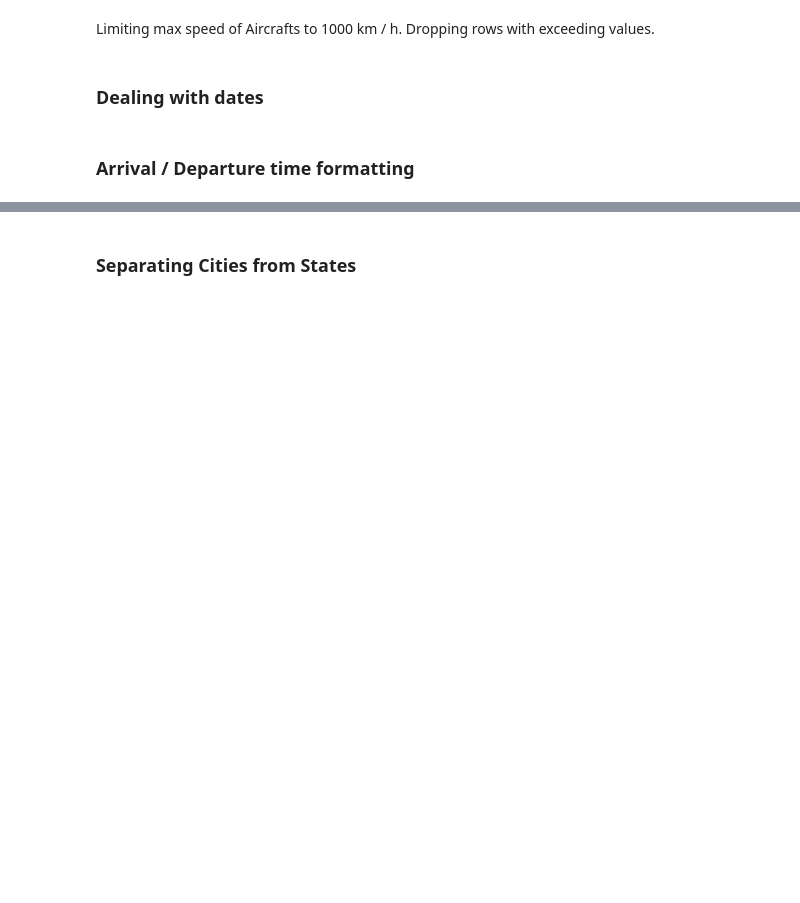
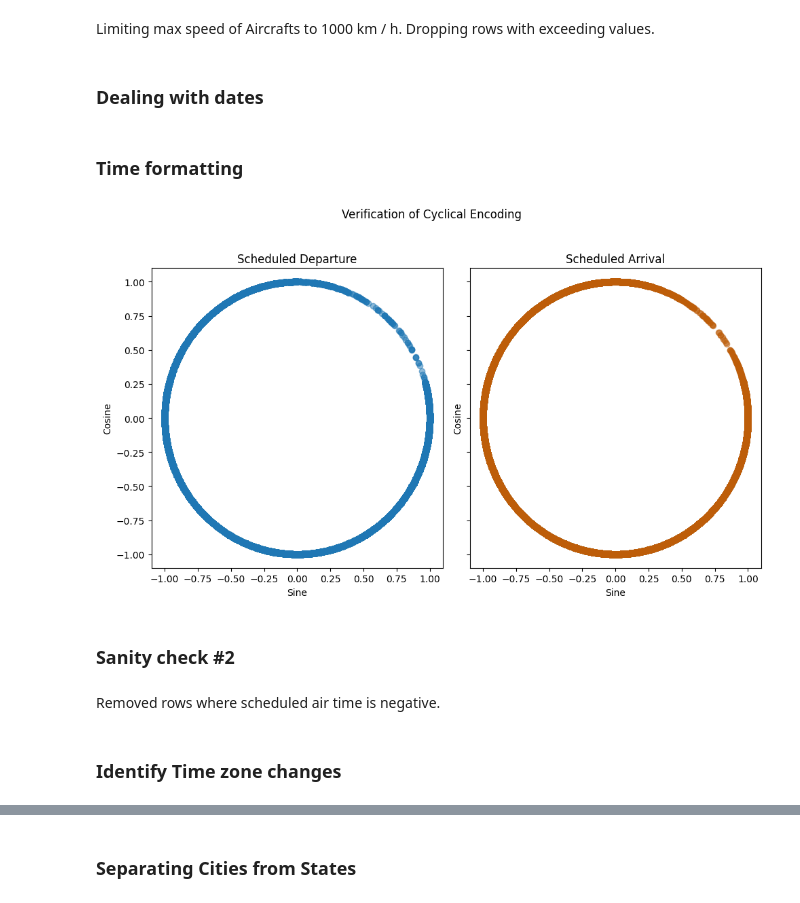
Before and after one commit to RoagieHoagie/FlightDelayImbalancedRegression, a Jupyter notebook: main.ipynb, the cells around one changed output, grey strips where cells are left out. Saved outputs shown, nothing was run; the diff lists cells and outputs as text; code cells hidden in the pictures; blank space fills up the shorter version.

```diff
--- a/main.ipynb
+++ b/main.ipynb
@@ -264,7 +278,51 @@ cal = calendar()
 holidays = cal.holidays(start=df["FlightDate"].min(), end=df["FlightDate"].max())
 df["Holidays"] = df["FlightDate"].isin(holidays)
 
-# Dropping redundant Year, Month and DayofMonth columns
-df.drop(['Year', 'Month', 'DayofMonth'], axis = 1, inplace = True)
+df.drop(['FlightDate'], axis=1, inplace=True)
+# If we know the actual values then what's the point of training?
+df.drop(['DepTime', 'ArrTime'], axis=1, inplace=True)
+# keeping only scheduled times, since they are known before the flight and can be used for prediction
+# %% [markdown]
+### Time formatting
+# %%
+def hhmm_to_minutes(series):
+    series = series.fillna(0).astype(int)
+    hours = series // 100
+    minutes = series % 100
+    return hours * 60 + minutes
+
+df["scheduledDepartureMinutes"] = hhmm_to_minutes(df["CRSDepTime"])
+df["scheduledArrivalMinutes"] = hhmm_to_minutes(df["CRSArrTime"])
+# %%
+df.drop(['CRSDepTime', 'CRSArrTime'], axis=1, inplace=True)
+df.rename(columns={"scheduledDepartureMinutes": "scheduledDepartureTime",
+                   "scheduledArrivalMinutes": "scheduledArrivalTime"}, inplace=True)
+# %%
+df['scheduledDeparture_sin'] = np.sin(2 * np.pi * df['scheduledDepartureTime'] / 1440)
+df['scheduledDeparture_cos'] = np.cos(2 * np.pi * df['scheduledDepartureTime'] / 1440)
+df['scheduledArrival_sin'] = np.sin(2 * np.pi * df['scheduledArrivalTime'] / 1440)
+df['scheduledArrival_cos'] = np.cos(2 * np.pi * df['scheduledArrivalTime'] / 1440)
+# %%
+sample_df = df.sample(100000)
+
+departure_color = '#1f77b4'
+arrival_color = "#bd5d09"
+
+fig, axes = plt.subplots(1, 2, figsize=(10, 6), sharex=True, sharey=True)
+axes[0].scatter(sample_df['scheduledDeparture_sin'], sample_df['scheduledDeparture_cos'], alpha=0.5, color=departure_color)
+axes[0].set_title("Scheduled Departure")
+axes[0].set_xlabel("Sine")
+axes[0].set_ylabel("Cosine")
+
+axes[1].scatter(sample_df['scheduledArrival_sin'], sample_df['scheduledArrival_cos'], alpha=0.5, color=arrival_color)
+axes[1].set_title("Scheduled Arrival")
+axes[1].set_xlabel("Sine")
+axes[1].set_ylabel("Cosine")
+
+fig.suptitle("Verification of Cyclical Encoding")
+plt.tight_layout(rect=[0, 0, 1, 0.95])
+plt.show()
+# %% [output]
+[figure, added]
 # %% [markdown]
-### Arrival / Departure time formatting
+### Sanity check #2
@@ -287,0 +332,4 @@ df['ArrTime'] = df['DepTime'] + pd.to_timedelta(df['ActualElapsedTime'], unit='m
+# %% [markdown]
+Removed rows where scheduled air time is negative.
+# %% [markdown]
+### Identify Time zone changes
```
Also changed, not shown: parts of 39 cells of this notebook, 1 other file.
